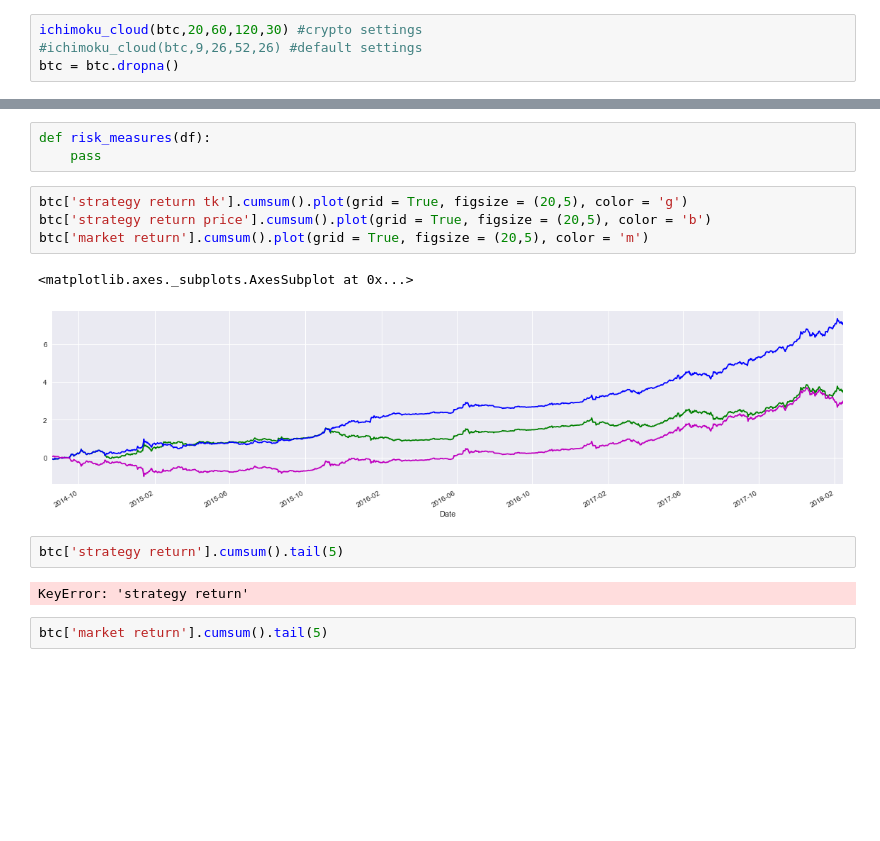
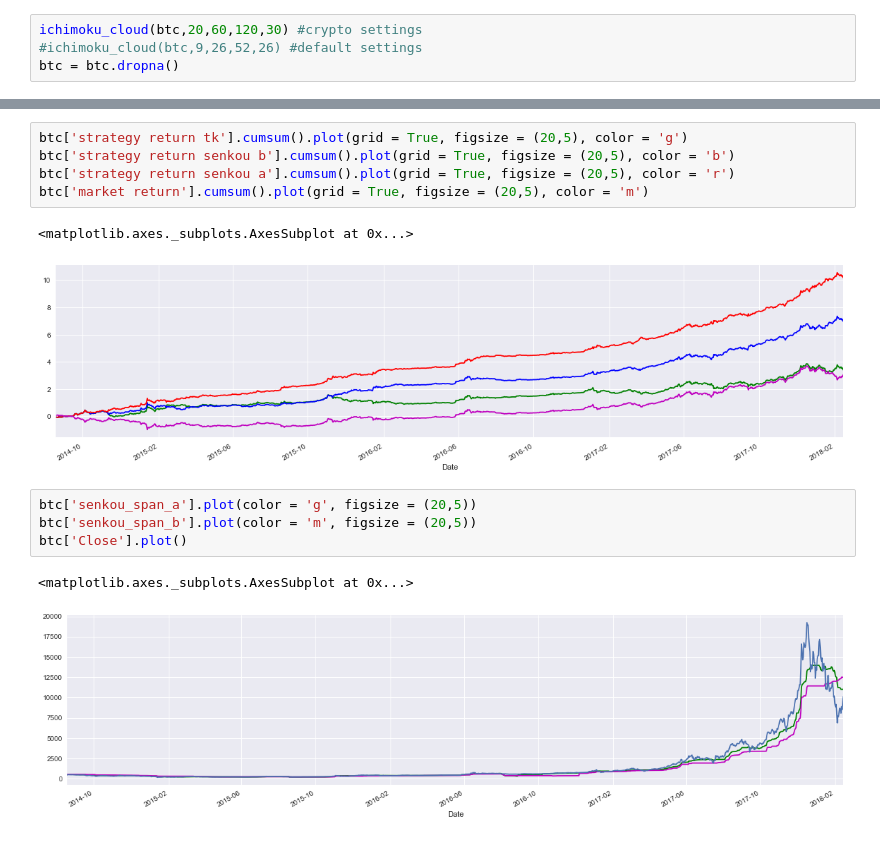
Before and after one commit to xexx12345/MISC, a Jupyter notebook: BTC Ichimoku.ipynb, the cells around one changed output, grey strips where cells are left out. Cells and saved outputs as stored; diff of their text form; blank space fills up the shorter version.

```diff
--- a/BTC Ichimoku.ipynb
+++ b/BTC Ichimoku.ipynb
@@ -150,16 +118,15 @@ See the caveats in the documentation: http://pandas.pydata.org/pandas-docs/stabl
-# %%
-def risk_measures(df):
-    pass
 # %%
 btc['strategy return tk'].cumsum().plot(grid = True, figsize = (20,5), color = 'g')
-btc['strategy return price'].cumsum().plot(grid = True, figsize = (20,5), color = 'b')
+btc['strategy return senkou b'].cumsum().plot(grid = True, figsize = (20,5), color = 'b')
+btc['strategy return senkou a'].cumsum().plot(grid = True, figsize = (20,5), color = 'r')
 btc['market return'].cumsum().plot(grid = True, figsize = (20,5), color = 'm')
 # %% [output]
 <matplotlib.axes._subplots.AxesSubplot at 0x...>
-[figure, old version]
+[figure, new version]
-# %%
-btc['strategy return'].cumsum().tail(5)
-# %% [output]
-KeyError: 'strategy return'
-# %%
-btc['market return'].cumsum().tail(5)
+# %%
+btc['senkou_span_a'].plot(color = 'g', figsize = (20,5))
+btc['senkou_span_b'].plot(color = 'm', figsize = (20,5))
+btc['Close'].plot()
+# %% [output]
+<matplotlib.axes._subplots.AxesSubplot at 0x...>
+[figure, added]
```
Also changed, not shown: parts of 4 cells of this notebook.
